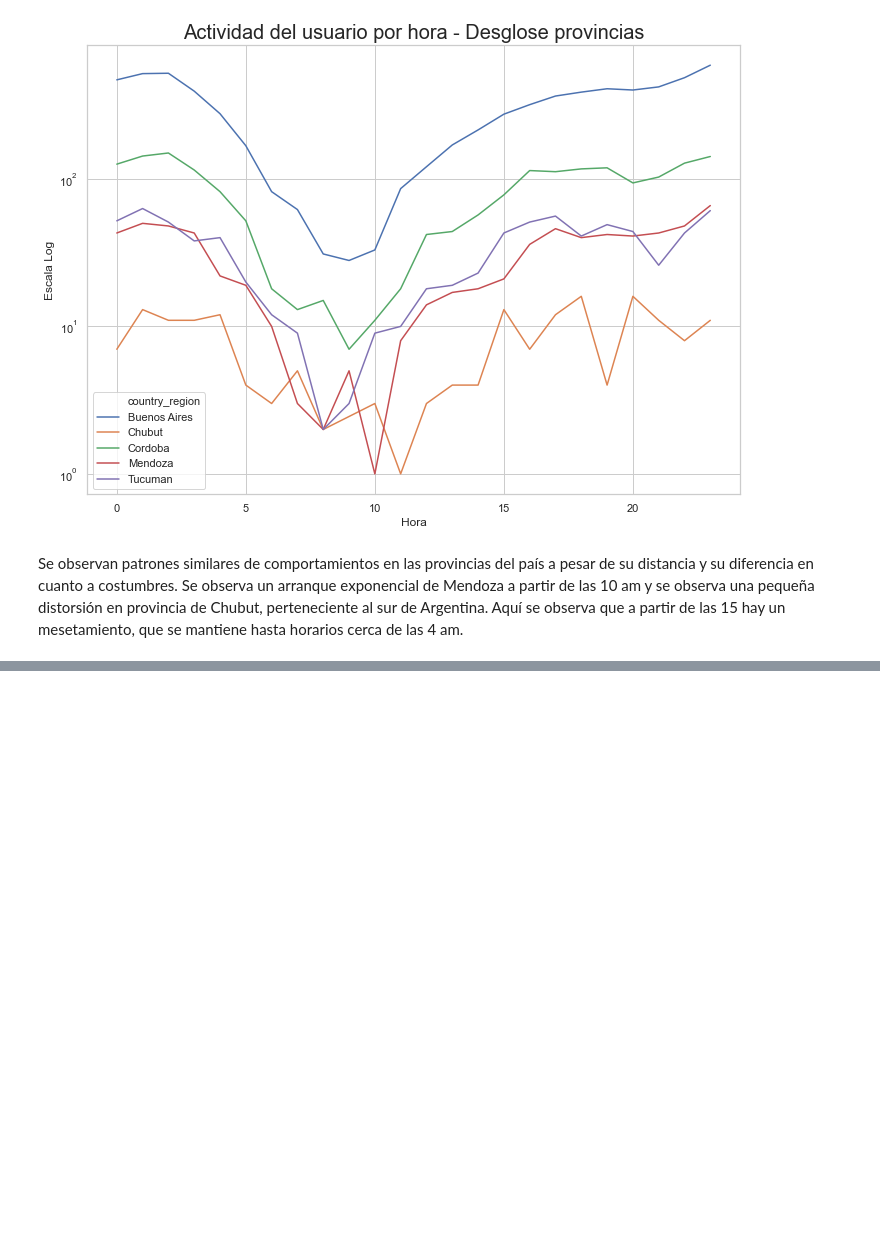
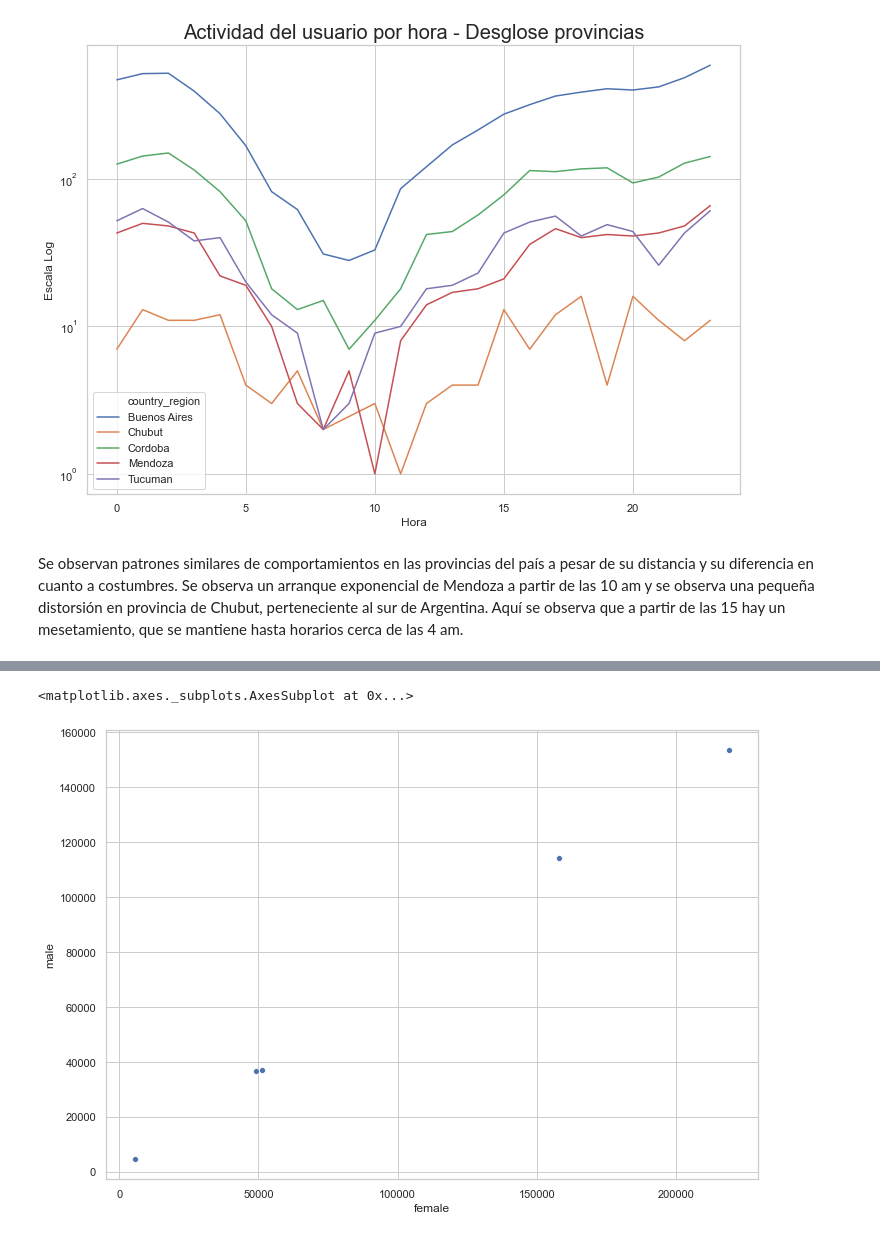
Before and after one commit to rodolfopardo/etermax, a Jupyter notebook: etermax_tecnico.ipynb, the cells around one changed output, grey strips where cells are left out. Drawn from its saved outputs; the diff is of its cells as text; code cells hidden in the pictures; blank space fills up the shorter version.

```diff
--- a/etermax_tecnico.ipynb
+++ b/etermax_tecnico.ipynb
@@ -609,0 +694,7 @@ plt.show()
+# %%
+#Creamos una tabla pivot para evaluar la suma de eventos por género
+
+tabla_2 = pd.pivot_table(juego,
+              columns = 'gender',
+              values = ['event_1', 'event_2', 'event_3', 'event_4', 'event_5'],
+              aggfunc=np.sum)
@@ -609,0 +712,7 @@ plt.show()
+# %%
+#Se representa los valores en un scatterplot
+
+sns.scatterplot(data = tabla_2, x = "female", y = "male")
+# %% [output]
+<matplotlib.axes._subplots.AxesSubplot at 0x...>
+[figure, added]
```
Also changed, not shown: parts of 41 cells of this notebook, 1 other file.
